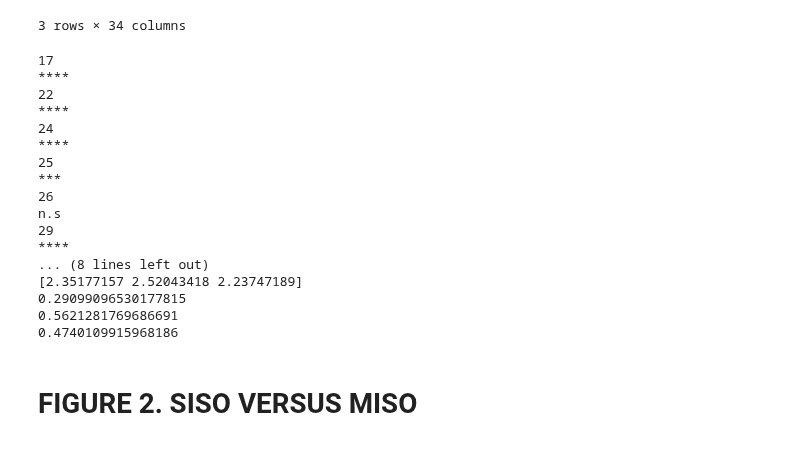
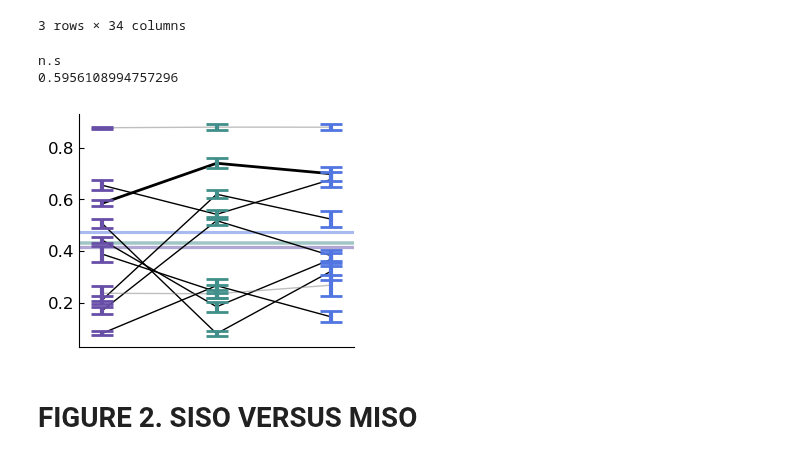
Before and after one commit to mayolabvision/NeuralDecoding, a Jupyter notebook: analyses/etra_plots.ipynb, the cells around one changed output. Saved outputs shown, nothing was run; the diff lists cells and outputs as text; code cells hidden in the pictures.

Commit message:
final etra runs

```diff
--- a/analyses/etra_plots.ipynb
+++ b/analyses/etra_plots.ipynb
@@ -458,7 +458,7 @@ def signif_test(group1, group2):
         significance_symbol: str, significance level symbol ('*', '**', '***', '****')
         p_value: float, p-value of the test
     """
-    statistic, p_value = mannwhitneyu(group1, group2)
+    statistic, p_value = mannwhitneyu(group1[~np.isnan(group1)], group2[~np.isnan(group2)])
     if p_value < 0.0001:
         significance_symbol = '****'
     elif p_value < 0.001:
@@ -907,10 +907,10 @@ for s,sess in enumerate(df['sess'].unique()):
 
     if mt_only.shape[0] ==0 or fef_only.shape[0] ==0:
         continue
-    print(sess)
+    #print(sess)
     mt_fef_s, mt_fef_p = signif_test(mt_only, fef_only)
 
-    print(mt_fef_s)
+    #print(mt_fef_s)
     #print(mt_mtfef_s)
     #print(fef_mtfef_s)
     #print(blah)
@@ -926,56 +926,48 @@ for s,sess in enumerate(df['sess'].unique()):
         alph = 1
     elif mt_fef_p < 0.05:
         col = 'gray'
         alph = 0.9
     else:
         col = 'gray'
         alph = 0.5
 
     if sess==29:
         ax.plot(ind,means,color=col,alpha=alph,linestyle='solid',linewidth=2,label=s,zorder=2)
     else:
         ax.plot(ind,means,color=col,alpha=alph,linestyle='solid',linewidth=1,label=s,zorder=1)
 
     for pos, y, yerr, color in zip(ind, means, err, etra_cols): #Loop through methods and plot error bars
         ax.errorbar(pos, y, yerr, lw=3, capsize=8, capthick=2, color=color, zorder=3)
 
     ax.set_xticks([0,1,2])
     ax.set_xlim([-0.2,2.2])
     ax.set_xticklabels([], rotation=0)
     ax.tick_params(direction='in',bottom=0)
     ax.spines['right'].set_color('none')
     ax.spines['top'].set_color('none')
 
-print(np.nanstd(np.array(means_all),axis=0)*10)
+means_all = np.array(means_all)
 
-ax.axhline(y=np.nanmean(np.array(means_all),axis=0)[0], color=etra_cols[0], linestyle='-', linewidth=np.nanstd(np.array(means_all),axis=0)[0]*10, alpha=0.5, zorder=0)
-ax.axhline(y=np.nanmean(np.array(means_all),axis=0)[1], color=etra_cols[1], linestyle='-', linewidth=np.nanstd(np.array(means_all),axis=0)[1]*10, alpha=0.5, zorder=0)
-ax.axhline(y=np.nanmean(np.array(means_all),axis=0)[2], color=etra_cols[2], linestyle='-', linewidth=np.nanstd(np.array(means_all),axis=0)[2]*10, alpha=0.5, zorder=0)
+ss, pp = signif_test(means_all[:,1], means_all[:,2])
+print(ss)
+print(pp)
 
-print(df.loc[(df['nFEF']==0)][val].values.mean())
-print(df.loc[(df['nMT']==0)][val].values.mean())
-print(df.loc[(df['line'] < 30) & (df['nMT']!=0) & (df['nFEF']!=0)][val].values.mean())
+#print(np.nanstd(np.array(means_all),axis=0)*10)
+
+ax.axhline(y=np.nanmean(means_all,axis=0)[0], color=etra_cols[0], linestyle='-', linewidth=np.nanstd(np.array(means_all),axis=0)[0]*10, alpha=0.5, zorder=0)
+ax.axhline(y=np.nanmean(means_all,axis=0)[1], color=etra_cols[1], linestyle='-', linewidth=np.nanstd(np.array(means_all),axis=0)[1]*10, alpha=0.5, zorder=0)
+ax.axhline(y=np.nanmean(means_all,axis=0)[2], color=etra_cols[2], linestyle='-', linewidth=np.nanstd(np.array(means_all),axis=0)[2]*10, alpha=0.5, zorder=0)
+
+#print(df.loc[(df['nFEF']==0)][val].values.mean())
+#print(df.loc[(df['nMT']==0)][val].values.mean())
+#print(df.loc[(df['line'] < 30) & (df['nMT']!=0) & (df['nFEF']!=0)][val].values.mean())
 
 #plt.subplots_adjust(wspace=0.1, hspace=0.15)
 fig.savefig(FIG_FOLDER+'/sum_mtfef_r2xy.png', dpi=600, bbox_inches='tight')
 # %% [output]
-17
-****
-22
-****
-24
-****
-25
-***
-26
 n.s
-29
-****
-... (8 lines left out)
-[2.35177157 2.52043418 2.23747189]
-0.29099096530177815
-0.5621281769686691
-0.4740109915968186
+0.5956108994757296
+[figure, added]
 # %% [markdown]
 # FIGURE 2. SISO VERSUS MISO
 # %%
```
Also changed, not shown: parts of 4 cells of this notebook, 4 other files.
